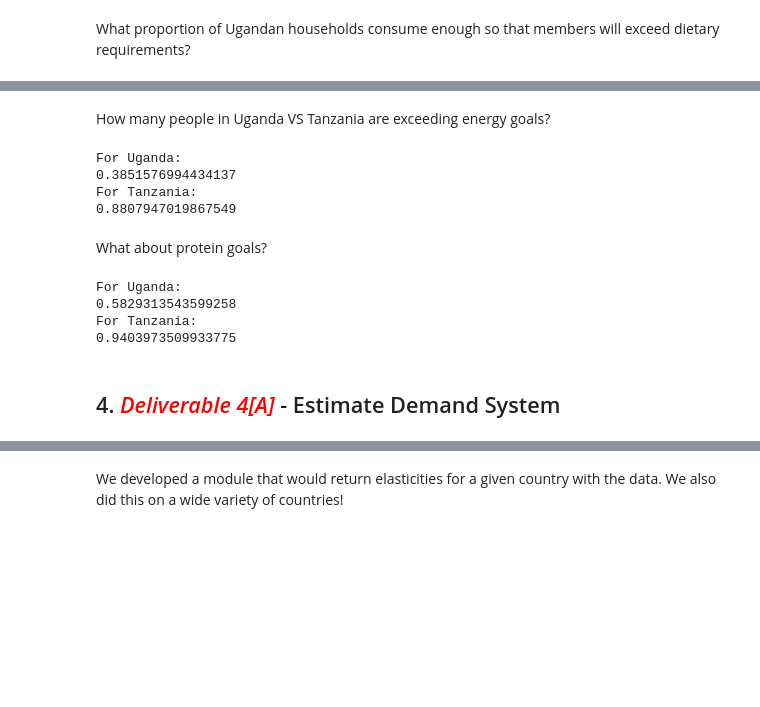
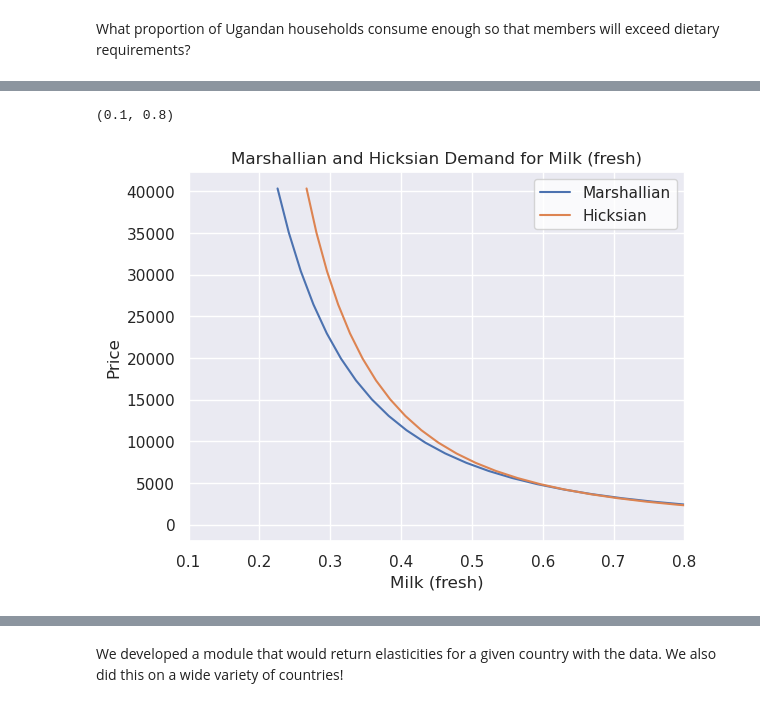
Before and after one commit to malenabuffagni/DavidZilberman, a Jupyter notebook: code_start/tanzania_nutrition.ipynb, the cells around one changed output, grey strips where cells are left out. Drawn from its saved outputs; the diff is of its cells as text; code cells hidden in the pictures; blank space fills up the shorter version.

```diff
--- a/code_start/tanzania_nutrition.ipynb
+++ b/code_start/tanzania_nutrition.ipynb
@@ -381,0 +350,29 @@ The nutrient densities are very different, which is interesting!
+# %%
+xhat = result_tanzania.predicted_expenditures()
+
+# Total food expenditures per household
+xbar = xhat.groupby(['i','t','m']).sum()
+
+# Reference budget
+xref = xbar.quantile(0.5)  # Household at 0.5 quantile is median
+
+# Reference prices chosen from a particular time; average across place.
+# These are prices per kilogram:
+pbar = x_tanzania.mean()
+pbar = pbar[result.beta.index] # Only use prices for goods we can estimate
+
+#Finally, define a function to change a single price in the vector $p$:
+def my_prices(p0,p=pbar,j='food'):
+    """
+    Change price of jth good to p0, holding other prices fixed.
+    """
+    p = p.copy()
+    p.loc[j] = p0
+    return p
+
+qhat = (xhat.unstack('j')/pbar).dropna(how='all')
+
+# Drop missing columns
+qhat = qhat.loc[:,qhat.count()>0]
+
+qhat.columns
@@ -401,26 +418,18 @@ nutrient_ratio_uganda
-# %% [markdown]
-How many people in Uganda VS Tanzania are exceeding energy goals?
-# %%
-print("For Uganda:")
-print((nutrient_ratio_uganda['Energy'] >= 1).mean())
-print("For Tanzania:")
-print((nutrient_ratio_tanzania['Energy'] >= 1).mean())
-# %% [output]
-For Uganda:
-0.3851576994434137
-For Tanzania:
-0.8807947019867549
-# %% [markdown]
-What about protein goals?
-# %%
-print("For Uganda:")
-print((nutrient_ratio_uganda['Protein'] >= 1).mean())
-print("For Tanzania:")
-print((nutrient_ratio_tanzania['Protein'] >= 1).mean())
-# %% [output]
-For Uganda:
-0.5829313543599258
-For Tanzania:
-0.9403973509933775
-# %% [markdown]
-## 4. <span style="color:red">*Deliverable 4[A]*</span> - Estimate Demand System <a name="deliverable-4a"></a>
+# %%
+my_j = 'Milk (fresh)'  # Interesting Ugandan staple
+
+P = np.geomspace(.01,10,50)*pbar[my_j]
+
+# Utility of median household, given prices
+U0 = result_tanzania.indirect_utility(xref,pbar)
+
+plt.plot([result_tanzania.demands(xref,my_prices(p0,j=my_j))[my_j] for p0 in P],P)
+plt.plot([result_tanzania.demands(U0,my_prices(p0,j=my_j),type="Hicksian")[my_j] for p0 in P],P)
+plt.ylabel('Price')
+plt.xlabel(my_j)
+plt.legend(("Marshallian","Hicksian"), facecolor='white')
+plt.title(f'Marshallian and Hicksian Demand for {my_j}'.format(str))
+plt.xlim(0.1, 0.8)
+# %% [output]
+(0.1, 0.8)
+[figure, added]
```
Also changed, not shown: parts of 58 cells of this notebook, 3 other files.
